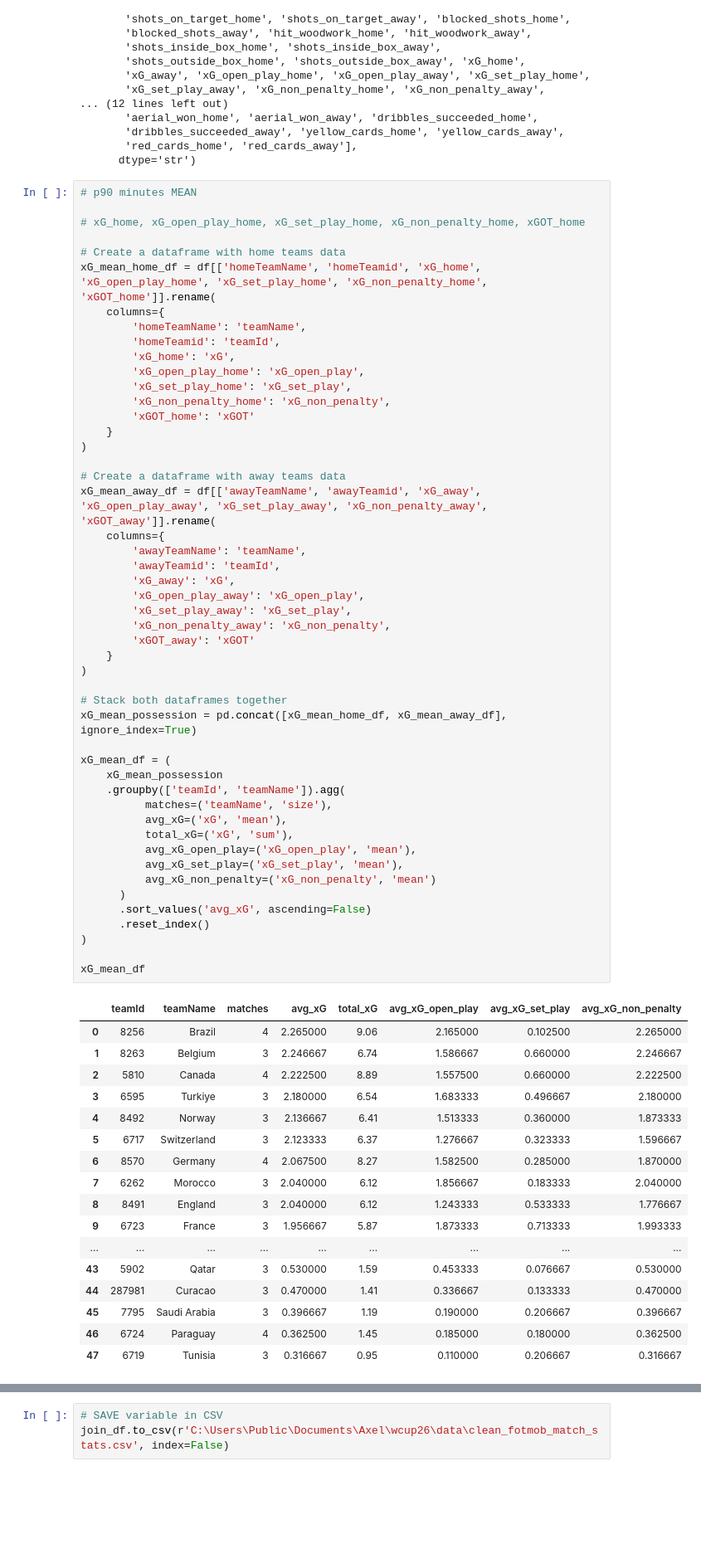
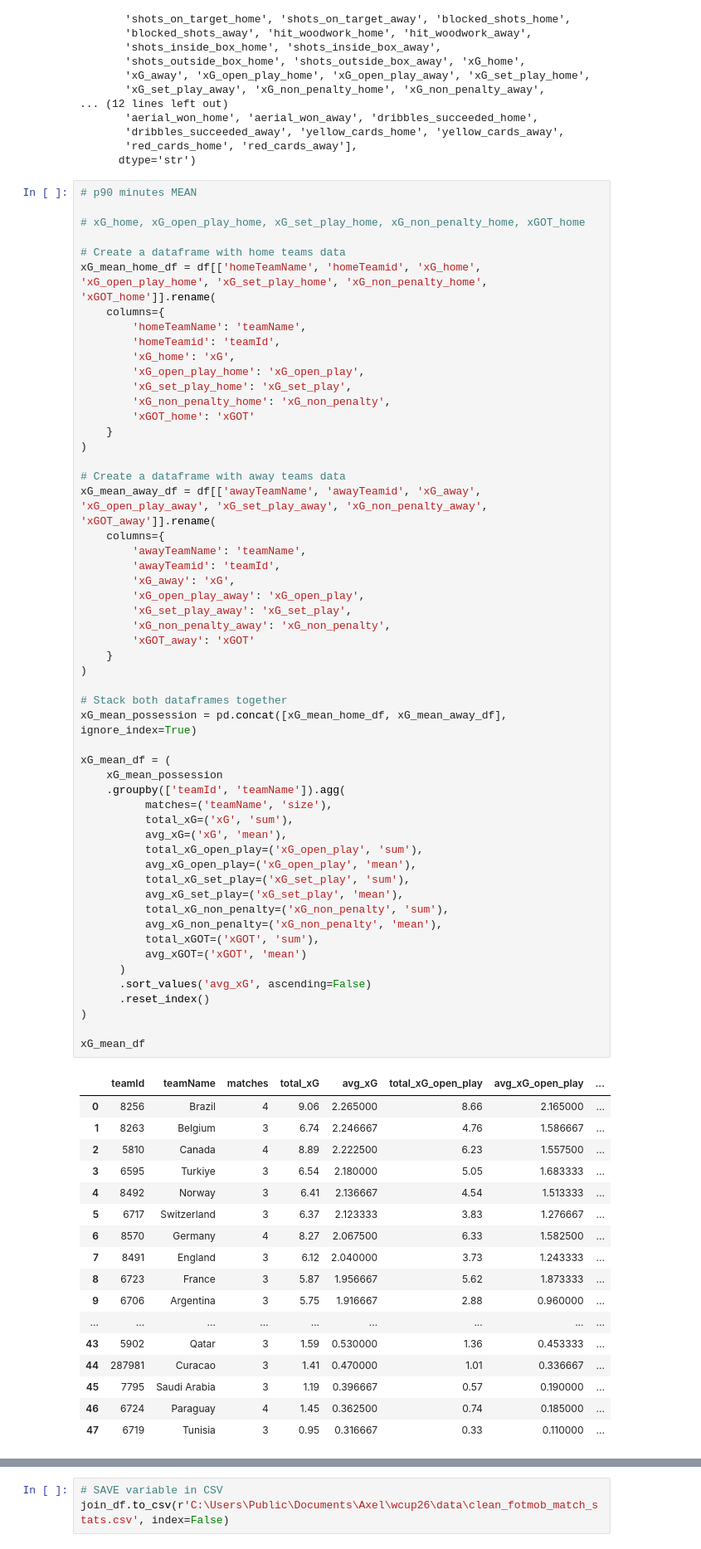
Before and after one commit to bolaxel/wcup26, a Jupyter notebook: cleaning.ipynb, the cells around one changed output, grey strips where cells are left out. Shown at 83% size. Saved outputs shown, nothing was run; the diff lists cells and outputs as text; blank space fills up the shorter version.

```diff
--- a/cleaning.ipynb
+++ b/cleaning.ipynb
@@ -58,52 +58,57 @@ xG_mean_home_df = df[['homeTeamName', 'homeTeamid', 'xG_home', 'xG_open_play_hom
 # Create a dataframe with away teams data
 xG_mean_away_df = df[['awayTeamName', 'awayTeamid', 'xG_away', 'xG_open_play_away', 'xG_set_play_away', 'xG_non_penalty_away', 'xGOT_away']].rename(
     columns={
         'awayTeamName': 'teamName',
         'awayTeamid': 'teamId',
         'xG_away': 'xG',
         'xG_open_play_away': 'xG_open_play',
         'xG_set_play_away': 'xG_set_play',
         'xG_non_penalty_away': 'xG_non_penalty',
         'xGOT_away': 'xGOT'
     }
 )
 
 # Stack both dataframes together
 xG_mean_possession = pd.concat([xG_mean_home_df, xG_mean_away_df], ignore_index=True)
 
 xG_mean_df = (
     xG_mean_possession
     .groupby(['teamId', 'teamName']).agg(
           matches=('teamName', 'size'),
+          total_xG=('xG', 'sum'),
           avg_xG=('xG', 'mean'),
-          total_xG=('xG', 'sum'),
+          total_xG_open_play=('xG_open_play', 'sum'),
           avg_xG_open_play=('xG_open_play', 'mean'),
+          total_xG_set_play=('xG_set_play', 'sum'),
           avg_xG_set_play=('xG_set_play', 'mean'),
-          avg_xG_non_penalty=('xG_non_penalty', 'mean')
+          total_xG_non_penalty=('xG_non_penalty', 'sum'),
+          avg_xG_non_penalty=('xG_non_penalty', 'mean'),
+          total_xGOT=('xGOT', 'sum'),
+          avg_xGOT=('xGOT', 'mean')
       )
       .sort_values('avg_xG', ascending=False)
       .reset_index()
 )
 
 xG_mean_df
 # %% [output]
-|  | teamId | teamName | matches | avg_xG | total_xG | avg_xG_open_play | avg_xG_set_play | avg_xG_non_penalty |
-| 0 | 8256 | Brazil | 4 | 2.265000 | 9.06 | 2.165000 | 0.102500 | 2.265000 |
-| 1 | 8263 | Belgium | 3 | 2.246667 | 6.74 | 1.586667 | 0.660000 | 2.246667 |
-| 2 | 5810 | Canada | 4 | 2.222500 | 8.89 | 1.557500 | 0.660000 | 2.222500 |
-| 3 | 6595 | Turkiye | 3 | 2.180000 | 6.54 | 1.683333 | 0.496667 | 2.180000 |
-| 4 | 8492 | Norway | 3 | 2.136667 | 6.41 | 1.513333 | 0.360000 | 1.873333 |
-| 5 | 6717 | Switzerland | 3 | 2.123333 | 6.37 | 1.276667 | 0.323333 | 1.596667 |
-| 6 | 8570 | Germany | 4 | 2.067500 | 8.27 | 1.582500 | 0.285000 | 1.870000 |
-| 7 | 6262 | Morocco | 3 | 2.040000 | 6.12 | 1.856667 | 0.183333 | 2.040000 |
-| 8 | 8491 | England | 3 | 2.040000 | 6.12 | 1.243333 | 0.533333 | 1.776667 |
-| 9 | 6723 | France | 3 | 1.956667 | 5.87 | 1.873333 | 0.713333 | 1.993333 |
+|  | teamId | teamName | matches | total_xG | avg_xG | total_xG_open_play | avg_xG_open_play | ... |
+| 0 | 8256 | Brazil | 4 | 9.06 | 2.265000 | 8.66 | 2.165000 | ... |
+| 1 | 8263 | Belgium | 3 | 6.74 | 2.246667 | 4.76 | 1.586667 | ... |
+| 2 | 5810 | Canada | 4 | 8.89 | 2.222500 | 6.23 | 1.557500 | ... |
+| 3 | 6595 | Turkiye | 3 | 6.54 | 2.180000 | 5.05 | 1.683333 | ... |
+| 4 | 8492 | Norway | 3 | 6.41 | 2.136667 | 4.54 | 1.513333 | ... |
+| 5 | 6717 | Switzerland | 3 | 6.37 | 2.123333 | 3.83 | 1.276667 | ... |
+| 6 | 8570 | Germany | 4 | 8.27 | 2.067500 | 6.33 | 1.582500 | ... |
+| 7 | 8491 | England | 3 | 6.12 | 2.040000 | 3.73 | 1.243333 | ... |
+| 8 | 6723 | France | 3 | 5.87 | 1.956667 | 5.62 | 1.873333 | ... |
+| 9 | 6706 | Argentina | 3 | 5.75 | 1.916667 | 2.88 | 0.960000 | ... |
 | ... | ... | ... | ... | ... | ... | ... | ... | ... |
-| 43 | 5902 | Qatar | 3 | 0.530000 | 1.59 | 0.453333 | 0.076667 | 0.530000 |
-| 44 | 287981 | Curacao | 3 | 0.470000 | 1.41 | 0.336667 | 0.133333 | 0.470000 |
-| 45 | 7795 | Saudi Arabia | 3 | 0.396667 | 1.19 | 0.190000 | 0.206667 | 0.396667 |
-| 46 | 6724 | Paraguay | 4 | 0.362500 | 1.45 | 0.185000 | 0.180000 | 0.362500 |
-| 47 | 6719 | Tunisia | 3 | 0.316667 | 0.95 | 0.110000 | 0.206667 | 0.316667 |
+| 43 | 5902 | Qatar | 3 | 1.59 | 0.530000 | 1.36 | 0.453333 | ... |
+| 44 | 287981 | Curacao | 3 | 1.41 | 0.470000 | 1.01 | 0.336667 | ... |
+| 45 | 7795 | Saudi Arabia | 3 | 1.19 | 0.396667 | 0.57 | 0.190000 | ... |
+| 46 | 6724 | Paraguay | 4 | 1.45 | 0.362500 | 0.74 | 0.185000 | ... |
+| 47 | 6719 | Tunisia | 3 | 0.95 | 0.316667 | 0.33 | 0.110000 | ... |
 # %%
 # MEAN
 
```
Also changed, not shown: parts of 9 cells of this notebook, 2 other files.
